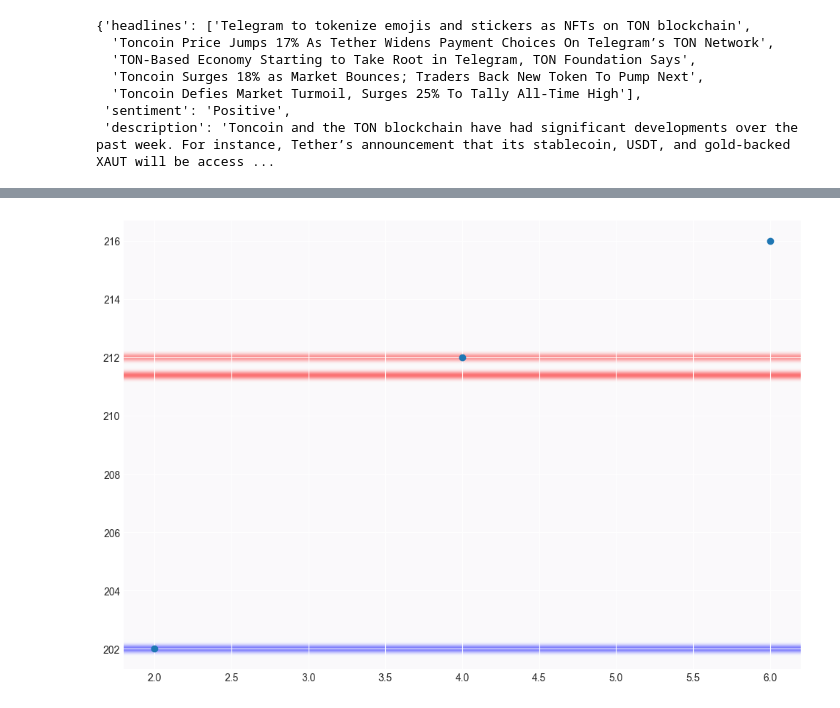
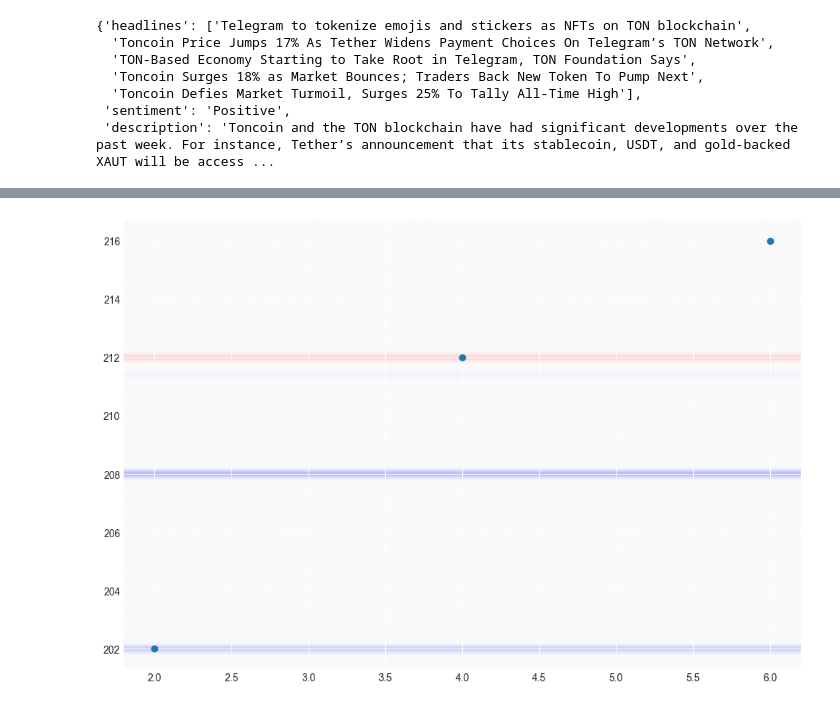
Before and after one commit to Altair200333/traderbor, a Jupyter notebook: notebooks/explore.ipynb, the cells around one changed output, grey strips where cells are left out. Saved outputs shown, nothing was run; the diff lists cells and outputs as text; code cells hidden in the pictures.

```diff
--- a/notebooks/explore.ipynb
+++ b/notebooks/explore.ipynb
@@ -182,7 +182,7 @@ def normalized_grid(grid):
     values_range = max(abs(max_value), abs(min_value)) * 2.0
     if values_range < threshold:
         return grid
-    return (grid - min_value)/values_range * 2 - 1.0
+    return grid/values_range
 # %%
 def normalize_heights(heights):
     if len(heights) == 0:
@@ -201,7 +201,7 @@ def create_heatmap_grid(heights, height_range, display_range, heatmap_size):
     heatmap_grid = np.zeros((h, w))
 
     # clamp and normalize data displayed
-    heights = np.array(heights)
+    heights = np.array(heights).astype(float)
     if display_range is not None and len(heights) > 0:
         range_low, range_high = display_range
         heights = [x for x in heights if x[1] >= range_low and x[1] <= range_high]
@@ -245,11 +245,11 @@ def plot_support_heatmap(data_points, heights, display_range=None, figsize=(12,
     plt.show()
 # %%
 data_points = [[2, 202], [4, 212], [6, 216]]
-heights = [[202, -2], [208, -3], [211.4, 2], [212, 1.6], [219, 2]]
+heights = [[202, -2], [208, -3], [211.4, -0.3], [212, 1.6], [219, 2]]
 
-plot_support_heatmap(data_points, heights, display_range=(-2, 2))
+plot_support_heatmap(data_points, heights, display_range=(-3, 3))
 # %% [output]
-[figure, old version]
+[figure, new version]
 # %%
 coin = "ETH"
 day_history = get_week_history(coin)
```
Also changed, not shown: parts of 5 cells of this notebook.
